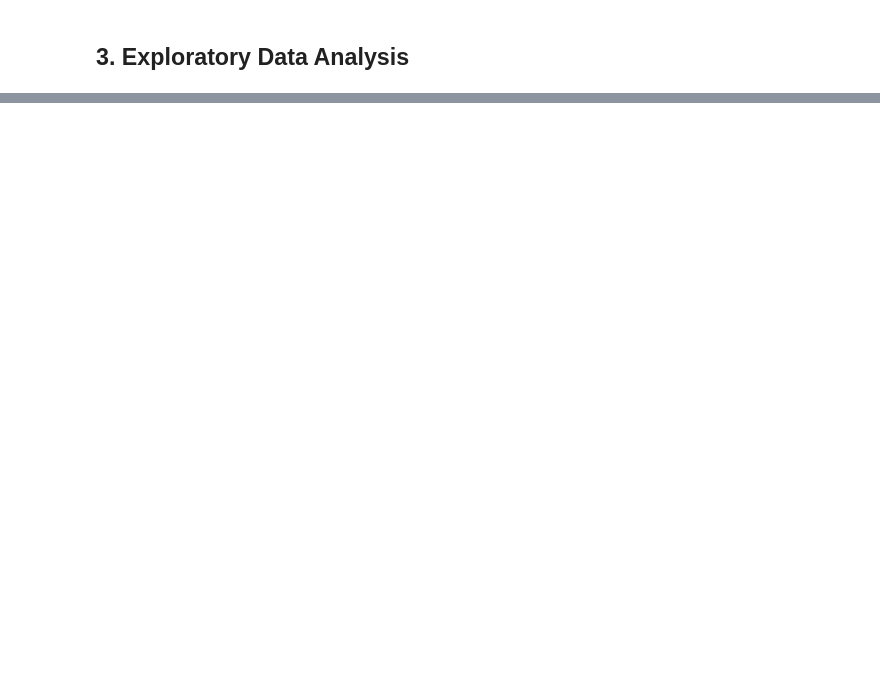
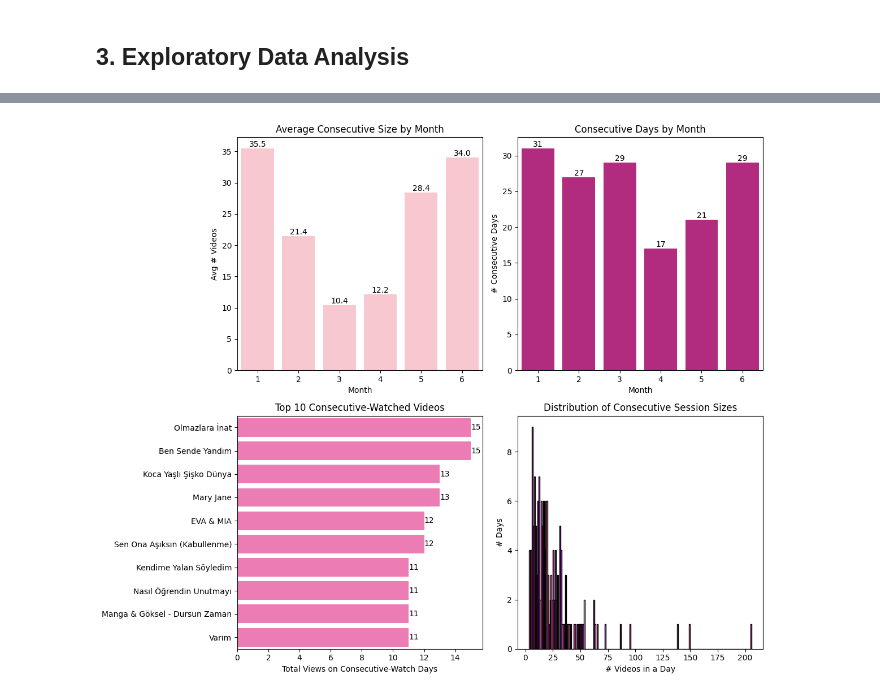
Before and after one commit to elifsudeyanar/Elif-Sude-DSA210, a Jupyter notebook: youtube_analysis_visuals.ipynb, the cells around one changed output, grey strips where cells are left out. Cells and saved outputs as stored; diff of their text form; code cells hidden in the pictures; blank space fills up the shorter version.

```diff
--- a/youtube_analysis_visuals.ipynb
+++ b/youtube_analysis_visuals.ipynb
@@ -99,9 +346,95 @@ plt.show()
 # %%
-daily = df.set_index('watched_at').resample('D').size()
-plt.figure()
-daily.plot(color='#59A14F')
-plt.title('Daily Watch Count')
-plt.xlabel('Date')
-plt.ylabel('Count')
+# === Cell 9: Consecutive‐Watching Analysis ===
+
+import matplotlib.pyplot as plt
+import seaborn as sns
+from collections import Counter
+import pandas as pd
+
+# 1) Identify consecutive‐watch days: ≥3 videos in a single day
+daily_df = df.groupby('DateOnly').size().rename('ViewsPerDay').reset_index()
+consec_days = daily_df.loc[daily_df['ViewsPerDay'] >= 3]
+
+# 2) Average consecutive size by month
+consec_days['Month'] = pd.to_datetime(consec_days['DateOnly']).dt.month
+monthly_consec_stats = consec_days.groupby('Month')['ViewsPerDay'].agg(['mean','count']).rename(
+    columns={'mean':'AvgConsecSize','count':'ConsecDayCount'}
+)
+
+# 3) Top consecutive‐watched videos (flattening day by day lists)
+all_consec_lists = df[df['DateOnly'].isin(consec_days['DateOnly'])].groupby('DateOnly')['Video Title'].apply(list)
+flattened = [title for sublist in all_consec_lists for title in sublist]
+top_consec_titles = Counter(flattened).most_common(10)
+
+# 4) Plotting:
+fig, axs = plt.subplots(2, 2, figsize=(12, 10))
+
+# (a) Avg Consecutive Size by Month
+ax = axs[0, 0]
+bars = sns.barplot(
+    x=monthly_consec_stats.index,
+    y=monthly_consec_stats['AvgConsecSize'],
+    palette=['#FFC0CB'] * 12,
+    ax=ax
+)
+ax.set_title('Average Consecutive Size by Month')
+ax.set_xlabel('Month')
+ax.set_ylabel('Avg # Videos')
+for p in bars.patches:
+    bars.annotate(f"{p.get_height():.1f}",
+                  (p.get_x() + p.get_width() / 2, p.get_height()),
+                  ha='center', va='bottom')
+ax.set_xticklabels(range(1, 13))
+
+# (b) Consecutive Day Count by Month
+ax = axs[0, 1]
+bars = sns.barplot(
+    x=monthly_consec_stats.index,
+    y=monthly_consec_stats['ConsecDayCount'],
+    palette=['#C71585'] * 12,
+    ax=ax
+)
+ax.set_title('Consecutive Days by Month')
+ax.set_xlabel('Month')
+ax.set_ylabel('# Consecutive Days')
+for p in bars.patches:
+    bars.annotate(f"{int(p.get_height())}",
+                  (p.get_x() + p.get_width() / 2, p.get_height()),
+                  ha='center', va='bottom')
+ax.set_xticklabels(range(1, 13))
+
+# (c) Top 10 Consecutive Titles
+ax = axs[1, 0]
+titles, counts = zip(*top_consec_titles)
+bars = sns.barplot(
+    x=list(counts),
+    y=list(titles),
+    palette=['#FF69B4'] * 10,
+    ax=ax
+)
+ax.set_title('Top 10 Consecutive‐Watched Videos')
+ax.set_xlabel('Total Views on Consecutive‐Watch Days')
+for p in bars.patches:
+    bars.annotate(f"{int(p.get_width())}",
+                  (p.get_width(), p.get_y() + p.get_height() / 2),
+                  ha='left', va='center')
+
+# (d) Distribution of Consecutive Sizes
+ax = axs[1, 1]
+counts, bins, patches = ax.hist(
+    consec_days['ViewsPerDay'],
+    bins=range(3, consec_days['ViewsPerDay'].max() + 2),
+    edgecolor='black'
+)
+ax.set_title('Distribution of Consecutive Session Sizes')
+ax.set_xlabel('# Videos in a Day')
+ax.set_ylabel('# Days')
+# Color bars with gradient
+cmap = sns.color_palette(['#FFC0CB', '#FF69B4', '#C71585', '#8B008B', '#9932CC'], n_colors=len(patches))
+for patch, color in zip(patches, cmap):
+    patch.set_facecolor(color)
+
 plt.tight_layout()
+plt.savefig('img7.png', dpi=300)
 plt.show()
+# %% [output]
@@ -107,0 +458 @@ plt.show()
+[figure, added]
```
Also changed, not shown: parts of 23 cells of this notebook.
